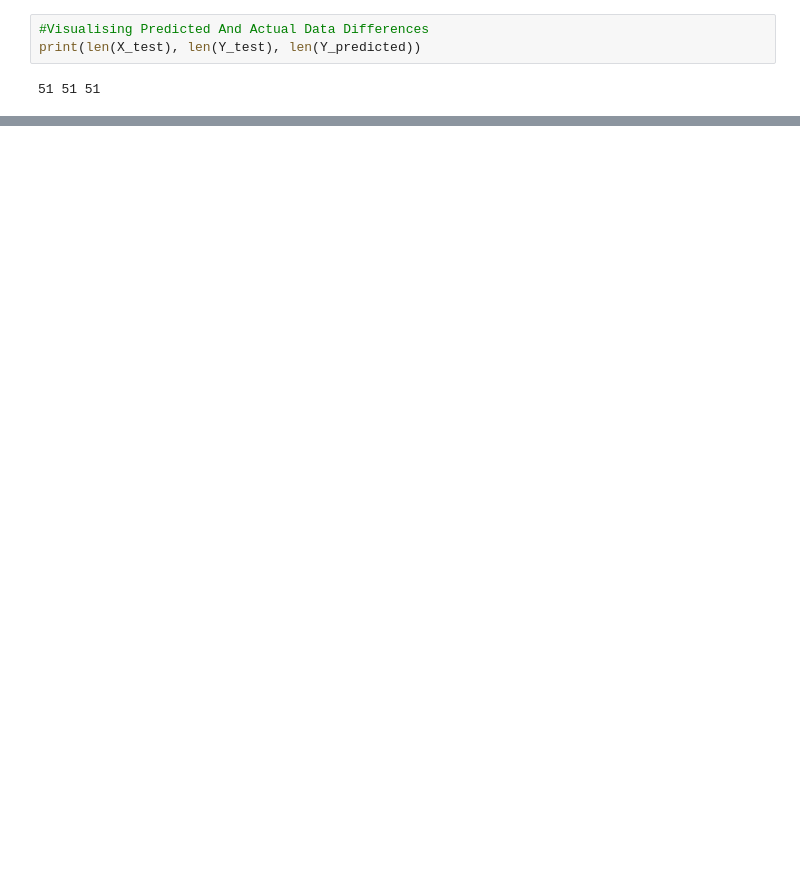
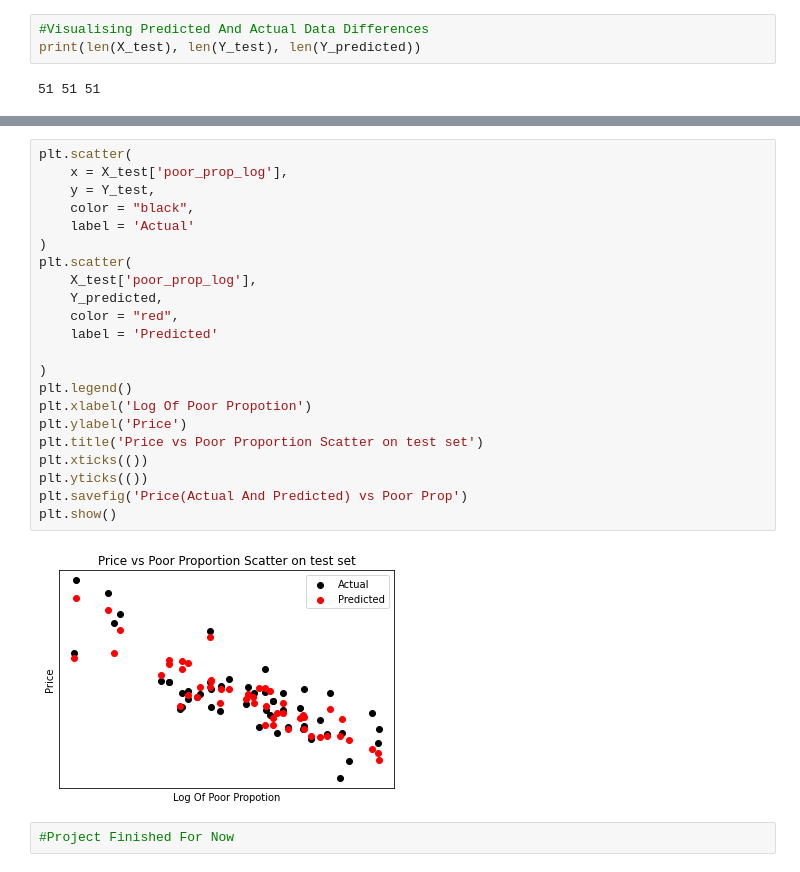
Before and after one commit to aryan7781/My-learning, a Jupyter notebook: Housing_Prices/Linear_Reg.ipynb, the cells around one changed output, grey strips where cells are left out. Saved outputs shown, nothing was run; the diff lists cells and outputs as text; blank space fills up the shorter version.

Commit message:
Dataset Housing_Prices closed

```diff
--- a/Housing_Prices/Linear_Reg.ipynb
+++ b/Housing_Prices/Linear_Reg.ipynb
@@ -76,0 +77,26 @@ plt.show()
+# %%
+plt.scatter(
+    x = X_test['poor_prop_log'],
+    y = Y_test,
+    color = "black",
+    label = 'Actual'
+)
+plt.scatter(
+    X_test['poor_prop_log'],
+    Y_predicted,
+    color = "red",
+    label = 'Predicted'
+
+)
+plt.legend()
+plt.xlabel('Log Of Poor Propotion')
+plt.ylabel('Price')
+plt.title('Price vs Poor Proportion Scatter on test set')
+plt.xticks(())
+plt.yticks(())
+plt.savefig('Price(Actual And Predicted) vs Poor Prop')
+plt.show()
+# %% [output]
+[figure, added]
+# %%
+#Project Finished For Now
```
Also changed, not shown: parts of 2 cells of this notebook, 2 other files.
